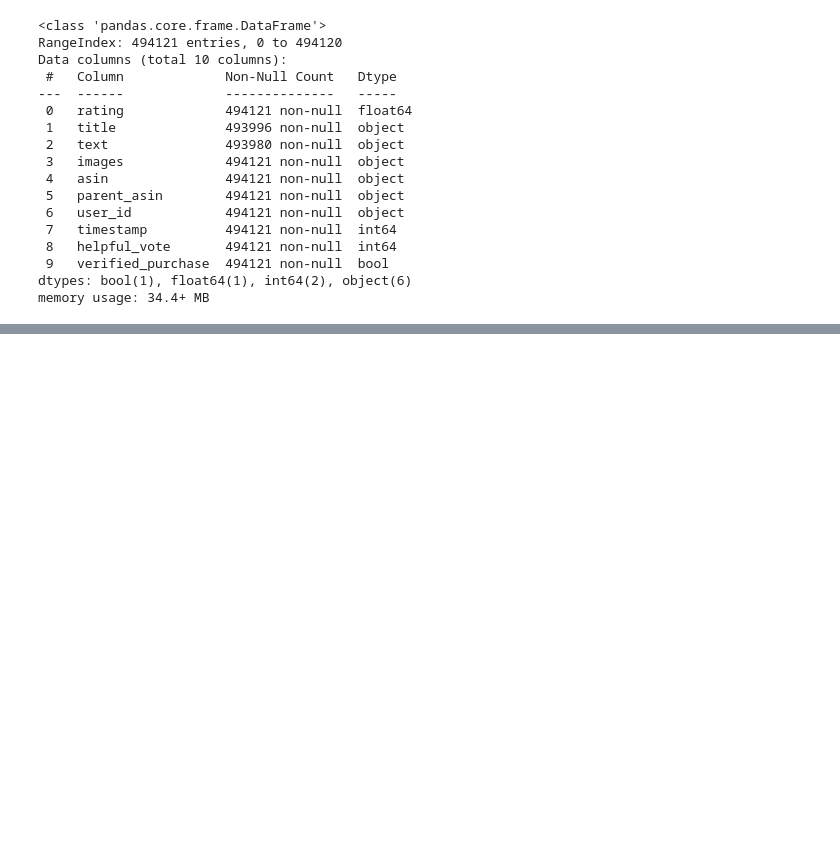
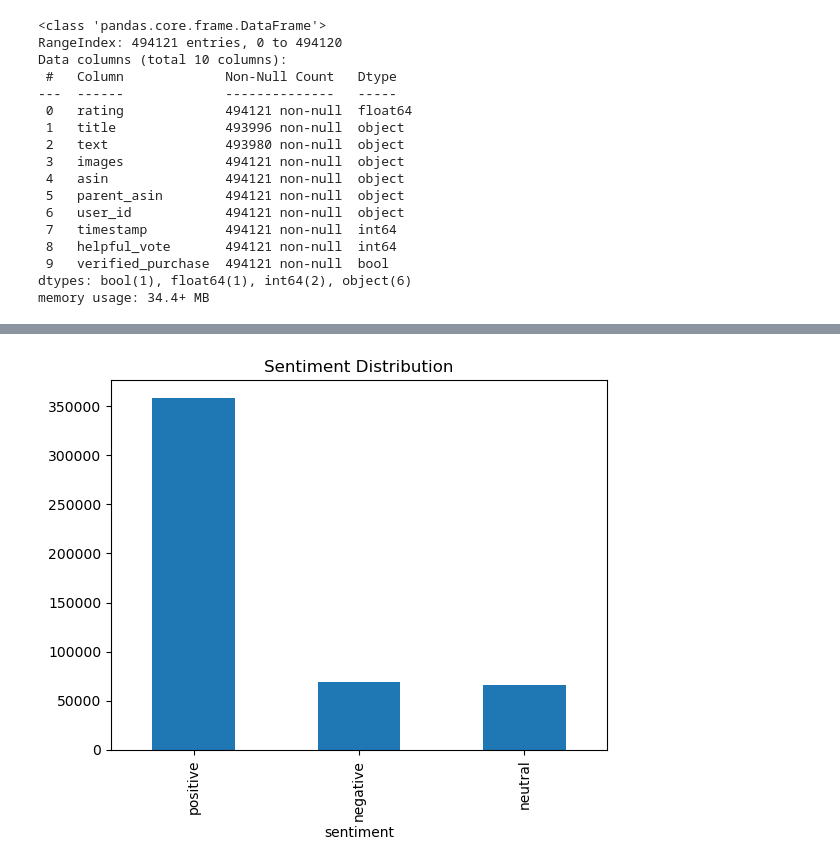
Before and after one commit to afscomercial/nlp, a Jupyter notebook: assigment1.ipynb, the cells around one changed output, grey strips where cells are left out. Saved outputs shown, nothing was run; the diff lists cells and outputs as text; code cells hidden in the pictures; blank space fills up the shorter version.

```diff
--- a/assigment1.ipynb
+++ b/assigment1.ipynb
@@ -66,0 +126,6 @@ memory usage: 34.4+ MB
+# %%
+# Drop irrelevant columns
+df = df.drop(columns=['images', 'asin', 'parent_asin', 'user_id',])
+
+# columns names
+df.columns
@@ -66,0 +136,19 @@ memory usage: 34.4+ MB
+# %%
+# Initialize stop words and lemmatizer
+stop_words = set(stopwords.words('english'))
+lemmatizer = WordNetLemmatizer()
+
+def preprocess_text(text):
+    # Check if the input is a valid string, return empty string if not
+    if isinstance(text, str):
+        text = text.lower()  # Lowercase
+        text = re.sub(r'[^a-zA-Z\s]', '', text)  # Remove punctuation
+        tokens = word_tokenize(text)  # Tokenize
+        tokens = [lemmatizer.lemmatize(word) for word in tokens if word not in stop_words]  # Lemmatize and remove stop words
+        return ' '.join(tokens)
+    else:
+        return ''
+
+# Apply the preprocessing to both 'title' and 'text'
+df['clean_title'] = df['title'].apply(preprocess_text)
+df['clean_text'] = df['text'].apply(preprocess_text)
@@ -66,0 +169,14 @@ memory usage: 34.4+ MB
+# %%
+# Drop the original 'title' and 'text' columns after preprocessing
+df = df.drop(columns=['title', 'text'])
+# %%
+#Sentiment Labeling
+def label_sentiment(rating):
+    if rating >= 4.0:
+        return 'positive'
+    elif rating >= 2.0:
+        return 'neutral'
+    else:
+        return 'negative'
+
+df['sentiment'] = df['rating'].apply(label_sentiment)
@@ -66,0 +210,5 @@ memory usage: 34.4+ MB
+# %%
+df['sentiment'].value_counts().plot(kind='bar', title='Sentiment Distribution')
+plt.show()
+# %% [output]
+[figure, added]
```
Also changed, not shown: parts of 20 cells of this notebook.
